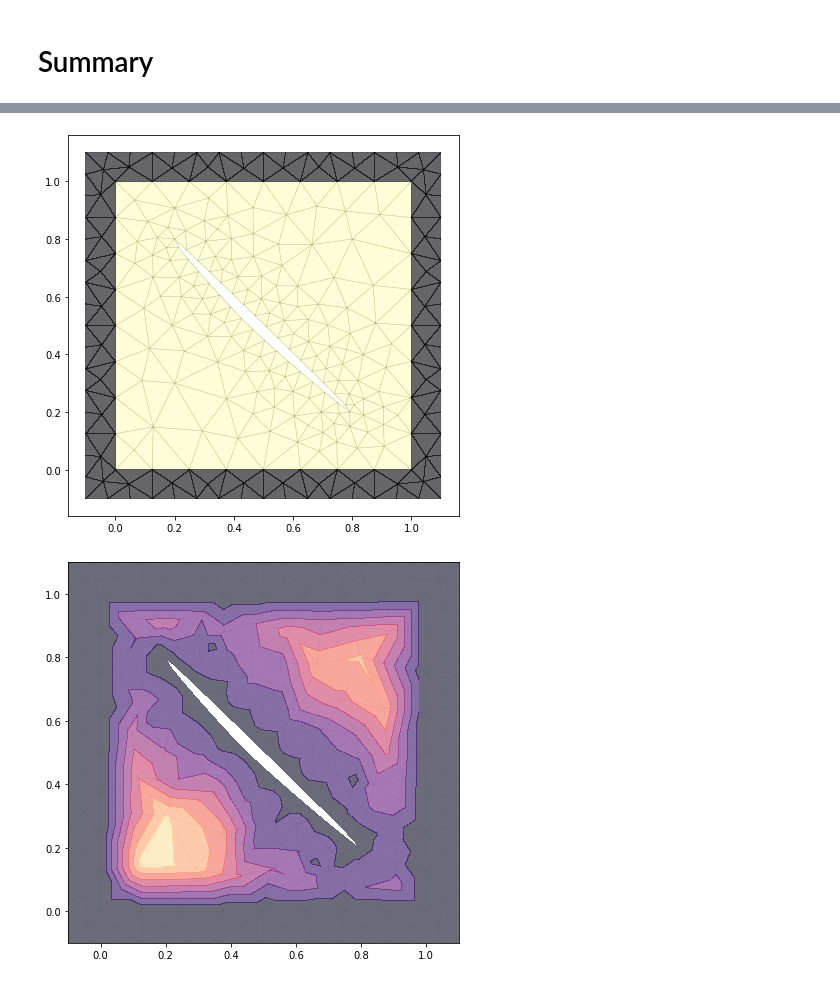
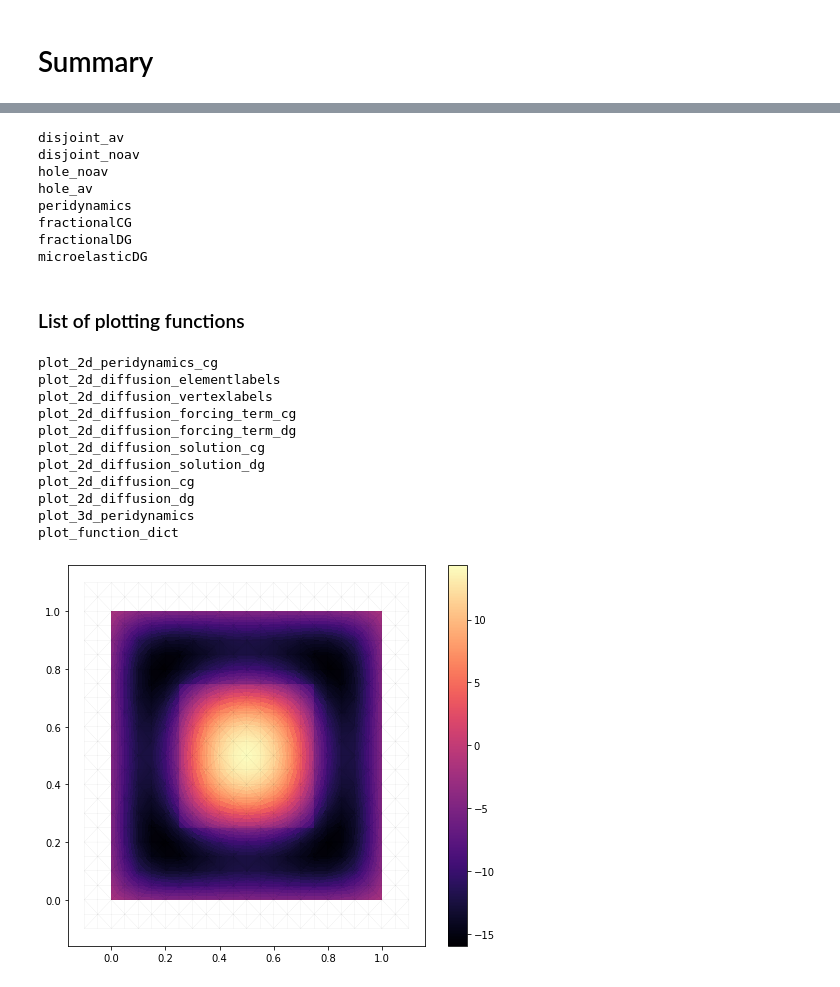
Before and after one commit to cagau/nlfem, a Jupyter notebook: examples/tutorial/tutorial.ipynb, the cells around one changed output, grey strips where cells are left out. Cells and saved outputs as stored; diff of their text form; code cells hidden in the pictures.

```diff
--- a/examples/tutorial/tutorial.ipynb
+++ b/examples/tutorial/tutorial.ipynb
@@ -318,5 +329,5 @@ plot.plot_2d_diffusion_solution(mesh, u, f)
 # %%
-cfg = cfg_dict["hole_av"]
+cfg = cfg_dict["peridynamics3d"]
 vertices, elements, elementlabels = cfg["mesh"]
 kernel = cfg["kernel"]
 load = cfg["load"]
@@ -328,13 +339,20 @@ slbl = mesh["solutionLabels"]
 A_O = A[slbl > 0][:, slbl > 0]
 A_D = A[slbl > 0][:, slbl < 0]
 
-g = np.apply_along_axis(load["dirichlet"], 1, vertices[mesh["vertexLabels"] < 0]).ravel()
+if conf["ansatz"] == "CG":
+    dirichlet_Vdx = mesh["vertexLabels"] < 0
+if conf["ansatz"] == "DG":
+    dirichlet_Vdx = (mesh["elements"][mesh["elementLabels"] < 0]).ravel()
+g = np.apply_along_axis(load["dirichlet"], 1, vertices[dirichlet_Vdx]).ravel()
 
 f = nlfem.loadVector(mesh, load, conf)
-#f[slbl == 2] = 0.0
+# Very discontinuous right hand side
+f[slbl == 3] *= 1.e3
+f[slbl == 2] *= -1.e3
+
 f_tilde = f[slbl > 0] - A_D.dot(g)
 
-u = np.zeros(mesh["nV"]*mesh["outdim"])
+u = np.zeros(mesh["K"])
 u[slbl > 0] = spsolve(A_O, f_tilde)
 u[slbl < 0] = g
 
@@ -342,5 +362,31 @@ mesh, u, f = trim_artificial_vertex(mesh, u, f)
+# %%
+_ = [print(name) for name in cfg_dict.keys()]
+# %% [output]
+disjoint_av
+disjoint_noav
+hole_noav
+hole_av
+peridynamics
+fractionalCG
+fractionalDG
+microelasticDG
+# %% [markdown]
+### List of plotting functions
+# %%
+_ = [print(name) for name in plot.__dict__.keys() if name[:4] == "plot"]
+# %% [output]
+plot_2d_peridynamics_cg
+plot_2d_diffusion_elementlabels
+plot_2d_diffusion_vertexlabels
+plot_2d_diffusion_forcing_term_cg
+plot_2d_diffusion_forcing_term_dg
+plot_2d_diffusion_solution_cg
+plot_2d_diffusion_solution_dg
+plot_2d_diffusion_cg
+plot_2d_diffusion_dg
+plot_3d_peridynamics
+plot_function_dict
 # %%
-plot.showplot(mesh, u, f)
+plot.plot_2d_diffusion_solution_dg(mesh, u, f, detailed=True)
 # %% [output]
-[figure, old version]
+[figure, new version]
-[figure, removed]
```
Also changed, not shown: parts of 16 cells of this notebook, 7 other files.
